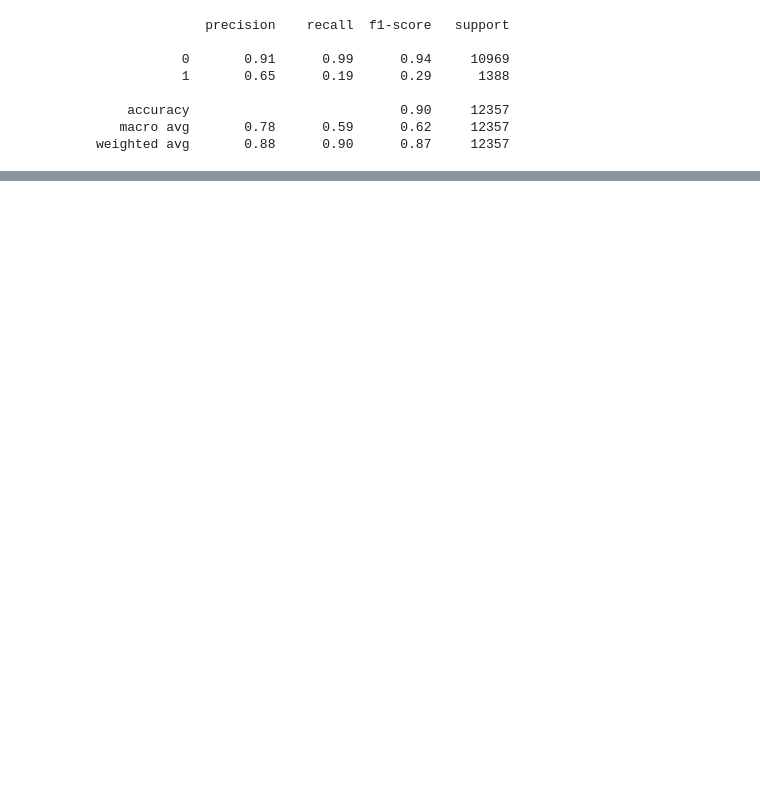
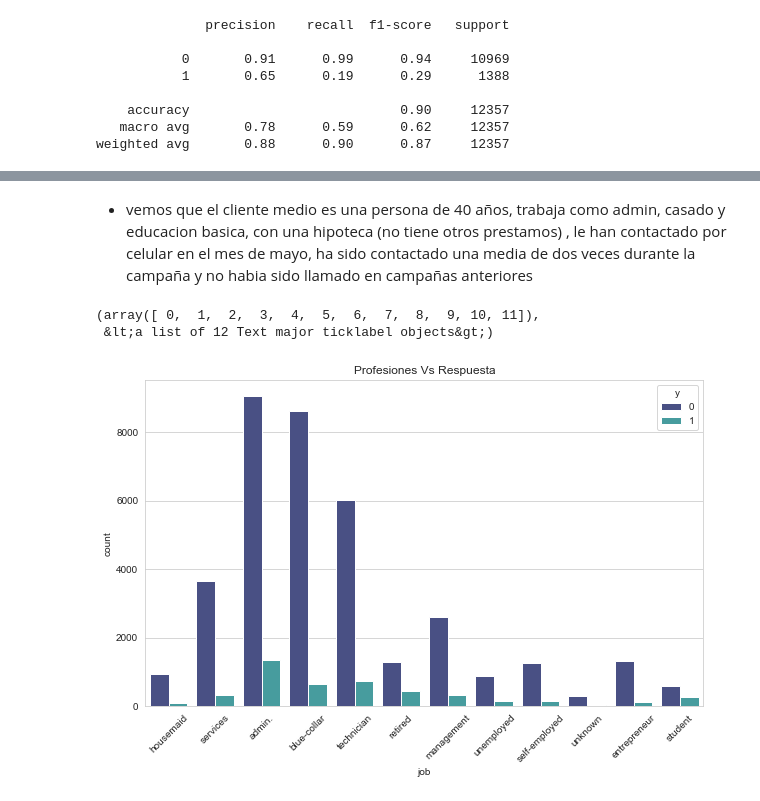
Before and after one commit to gonzalo71/TestGit, a Jupyter notebook: Udemy_exercices/Ejercicios_regresion_logistica.ipynb, the cells around one changed output, grey strips where cells are left out. Cells and saved outputs as stored; diff of their text form; code cells hidden in the pictures; blank space fills up the shorter version.

```diff
--- a/Udemy_exercices/Ejercicios_regresion_logistica.ipynb
+++ b/Udemy_exercices/Ejercicios_regresion_logistica.ipynb
@@ -666,0 +323,11 @@ Text(0.5, 1.0, &#39;curva Roc&#39;)
+# %% [markdown]
+* vemos que el cliente medio es una persona de 40 años, trabaja como admin, casado y educacion basica, con una hipoteca (no tiene otros prestamos) , le han contactado por celular en el mes de mayo, ha sido contactado una media de dos veces durante la campaña y no habia sido llamado en campañas anteriores
+# %%
+plt.figure(figsize=(10,6))
+sns.countplot(x="job",data=data_dos,hue="y",palette="mako",orient=45)
+plt.title("Profesiones Vs Respuesta")
+plt.xticks(rotation=45)
+# %% [output]
+(array([ 0,  1,  2,  3,  4,  5,  6,  7,  8,  9, 10, 11]),
+ &lt;a list of 12 Text major ticklabel objects&gt;)
+[figure, added]
```
Also changed, not shown: parts of 61 cells of this notebook, 3 other files.
